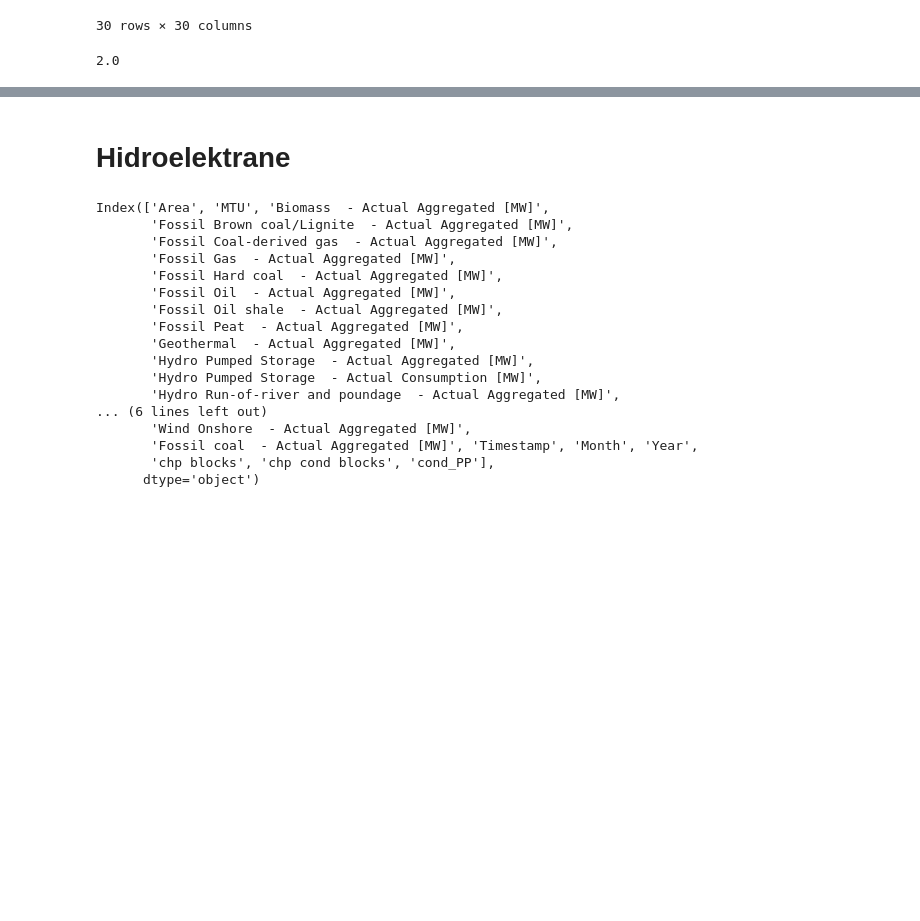
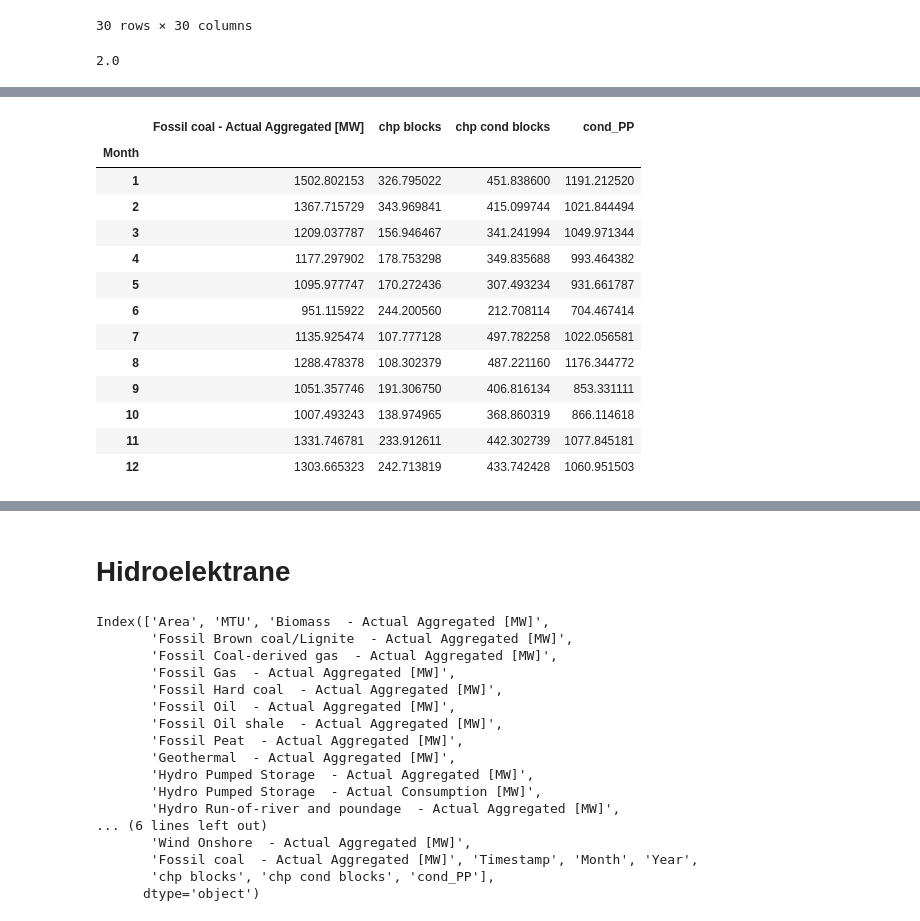
Before and after one commit to ehlimana/Electricity-analysis, a Jupyter notebook: TE_HE.ipynb, the cells around one changed output, grey strips where cells are left out. Saved outputs shown, nothing was run; the diff lists cells and outputs as text; code cells hidden in the pictures; blank space fills up the shorter version.

```diff
--- a/TE_HE.ipynb
+++ b/TE_HE.ipynb
@@ -285,0 +287,17 @@ file_2019[file_2019['Fossil coal  - Actual Aggregated [MW]']==0]
+# %%
+file_2020.groupby("Month")[['Fossil coal  - Actual Aggregated [MW]', 'chp blocks', 'chp cond blocks', 'cond_PP']].mean()
+# %% [output]
+|  | Fossil coal - Actual Aggregated [MW] | chp blocks | chp cond blocks | cond_PP |
+| Month |  |  |  |  |
+| 1 | 1502.802153 | 326.795022 | 451.838600 | 1191.212520 |
+| 2 | 1367.715729 | 343.969841 | 415.099744 | 1021.844494 |
+| 3 | 1209.037787 | 156.946467 | 341.241994 | 1049.971344 |
+| 4 | 1177.297902 | 178.753298 | 349.835688 | 993.464382 |
+| 5 | 1095.977747 | 170.272436 | 307.493234 | 931.661787 |
+| 6 | 951.115922 | 244.200560 | 212.708114 | 704.467414 |
+| 7 | 1135.925474 | 107.777128 | 497.782258 | 1022.056581 |
+| 8 | 1288.478378 | 108.302379 | 487.221160 | 1176.344772 |
+| 9 | 1051.357746 | 191.306750 | 406.816134 | 853.331111 |
+| 10 | 1007.493243 | 138.974965 | 368.860319 | 866.114618 |
+| 11 | 1331.746781 | 233.912611 | 442.302739 | 1077.845181 |
+| 12 | 1303.665323 | 242.713819 | 433.742428 | 1060.951503 |
```
Also changed, not shown: parts of 6 cells of this notebook, 6 other files.
